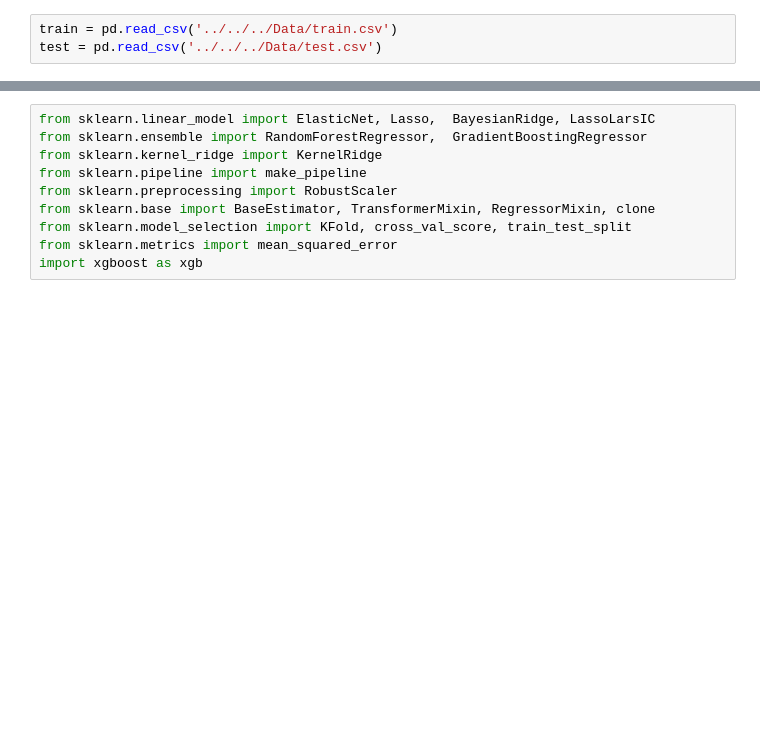
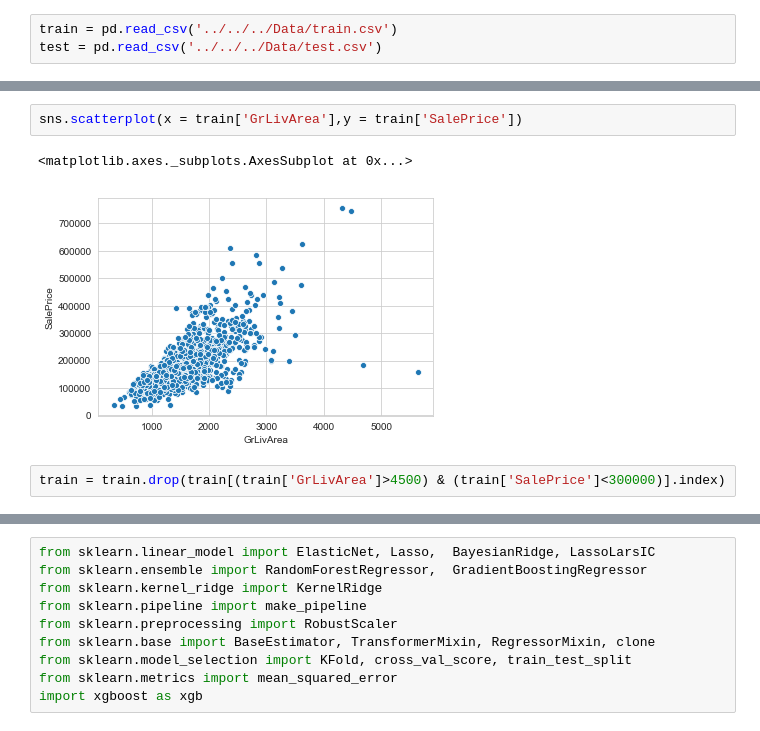
Before and after one commit to bornhansie/house-price, a Jupyter notebook: EDA/houseprice.ipynb, the cells around one changed output, grey strips where cells are left out. Saved outputs shown, nothing was run; the diff lists cells and outputs as text; blank space fills up the shorter version.

```diff
--- a/EDA/houseprice.ipynb
+++ b/EDA/houseprice.ipynb
@@ -93,0 +59,7 @@ Name: SalePrice, dtype: float64
+# %%
+sns.scatterplot(x = train['GrLivArea'],y = train['SalePrice'])
+# %% [output]
+<matplotlib.axes._subplots.AxesSubplot at 0x...>
+[figure, added]
+# %%
+train = train.drop(train[(train['GrLivArea']>4500) & (train['SalePrice']<300000)].index)
```
Also changed, not shown: parts of 77 cells of this notebook.
